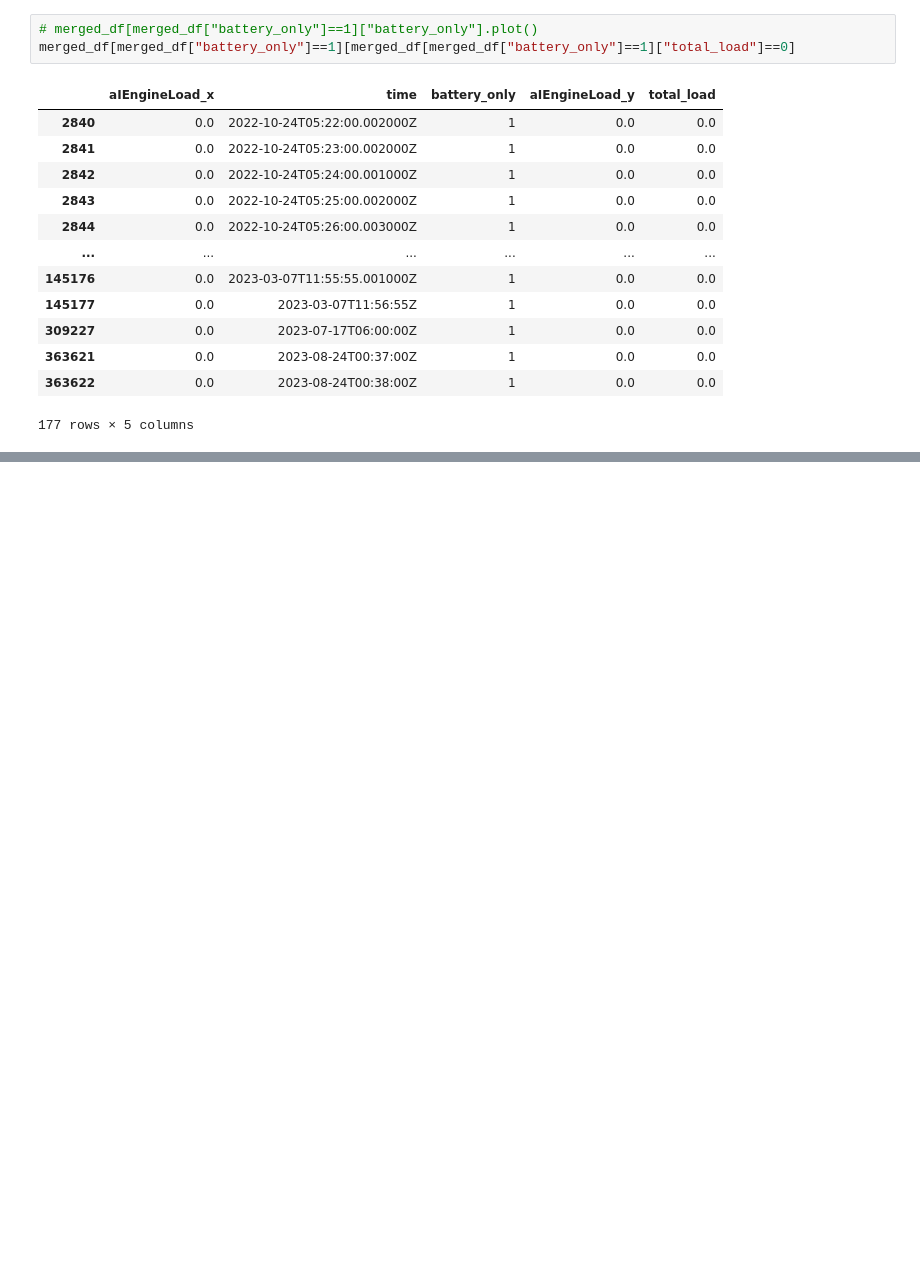
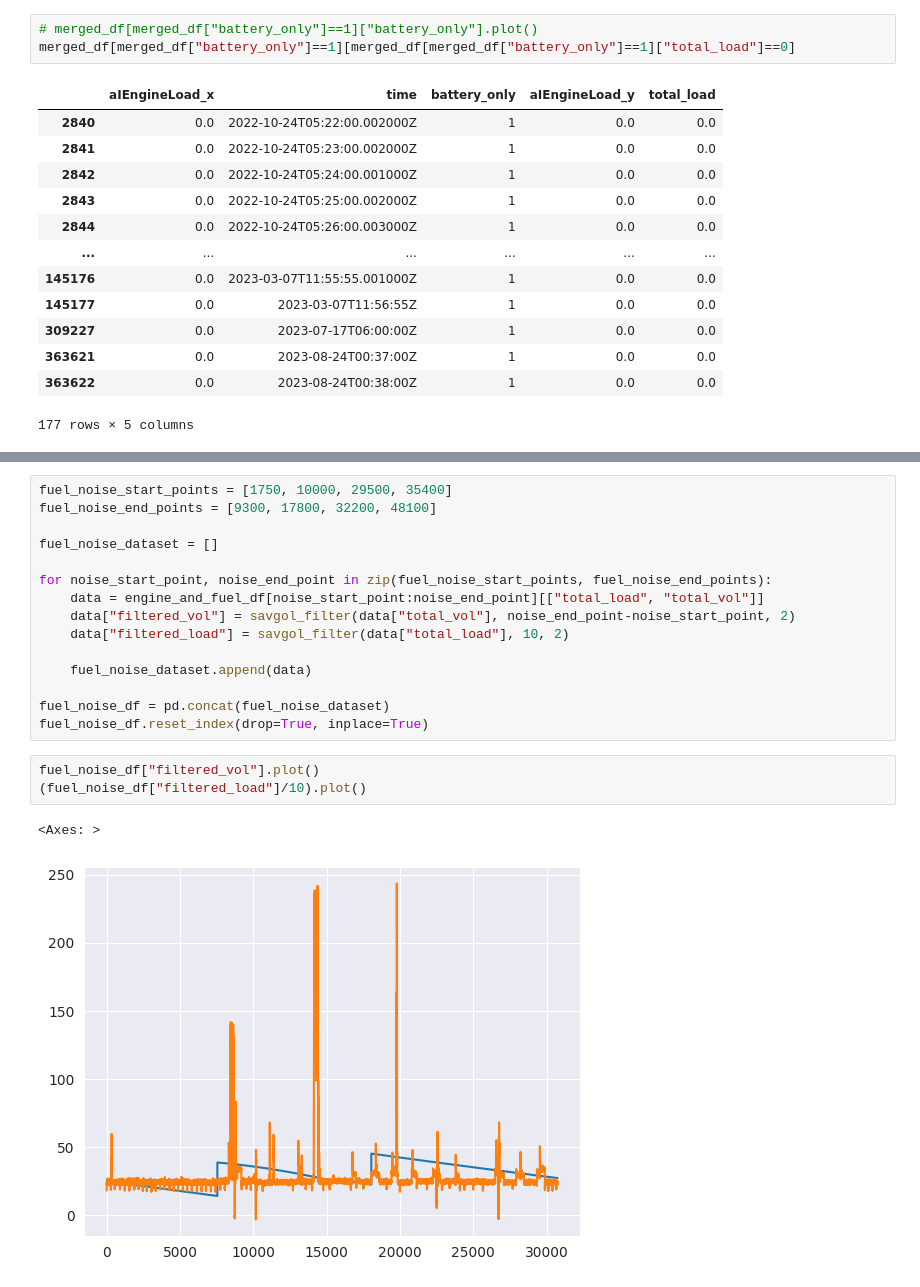
Before and after one commit to danjhk/battery_AD, a Jupyter notebook: eda_UIPA.ipynb, the cells around one changed output, grey strips where cells are left out. Cells and saved outputs as stored; diff of their text form; blank space fills up the shorter version.

```diff
--- a/eda_UIPA.ipynb
+++ b/eda_UIPA.ipynb
@@ -114,0 +187,21 @@ merged_df[merged_df["battery_only"]==1][merged_df[merged_df["battery_only"]==1][
+# %%
+fuel_noise_start_points = [1750, 10000, 29500, 35400]
+fuel_noise_end_points = [9300, 17800, 32200, 48100]
+
+fuel_noise_dataset = []
+
+for noise_start_point, noise_end_point in zip(fuel_noise_start_points, fuel_noise_end_points):
+    data = engine_and_fuel_df[noise_start_point:noise_end_point][["total_load", "total_vol"]]
+    data["filtered_vol"] = savgol_filter(data["total_vol"], noise_end_point-noise_start_point, 2)
+    data["filtered_load"] = savgol_filter(data["total_load"], 10, 2)
+
+    fuel_noise_dataset.append(data)
+
+fuel_noise_df = pd.concat(fuel_noise_dataset)
+fuel_noise_df.reset_index(drop=True, inplace=True)
+# %%
+fuel_noise_df["filtered_vol"].plot()
+(fuel_noise_df["filtered_load"]/10).plot()
+# %% [output]
+<Axes: >
+[figure, added]
```
Also changed, not shown: parts of 65 cells of this notebook, 1 other file.
